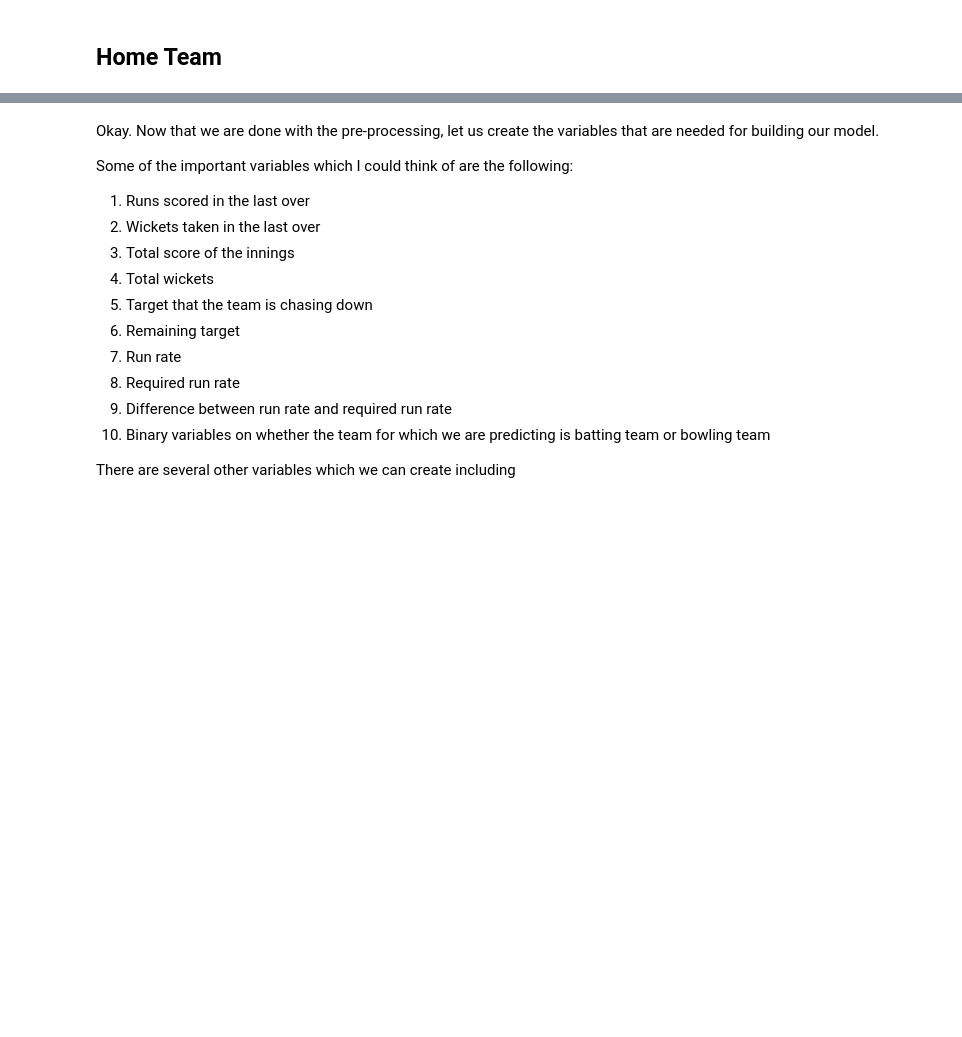
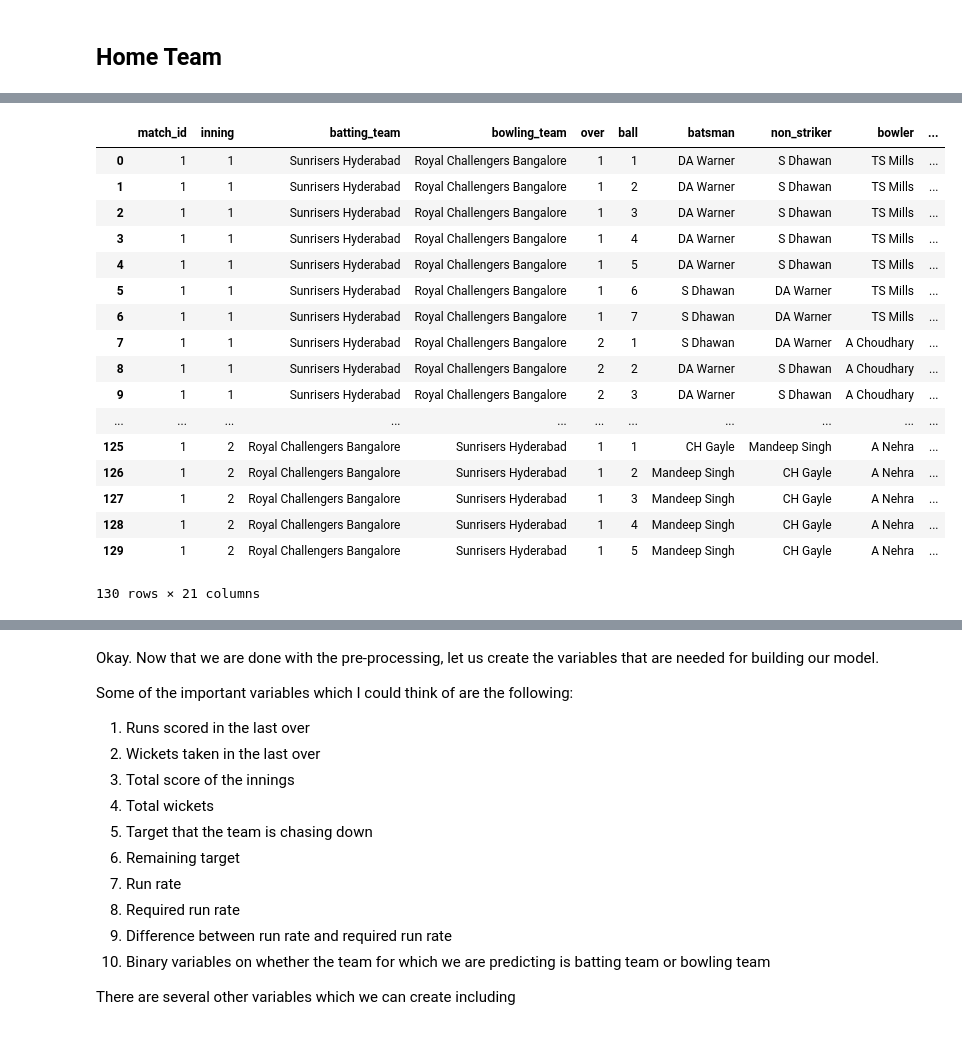
Before and after one commit to Moraut/DSND-Term-2, a Jupyter notebook: 01. Data Science Blog Post/notebook/IPL_win_prediction.ipynb, the cells around one changed output, grey strips where cells are left out. Saved outputs shown, nothing was run; the diff lists cells and outputs as text; code cells hidden in the pictures; blank space fills up the shorter version.

```diff
--- a/01. Data Science Blog Post/notebook/IPL_win_prediction.ipynb
+++ b/01. Data Science Blog Post/notebook/IPL_win_prediction.ipynb
@@ -75,3 +89,6 @@ fil_match.drop(['umpire1','umpire2','umpire3'], axis=1, inplace = True)
+# %%
+#change player dismissed into binary flag
+score_df['player_dismissed'] = score_df['player_dismissed'].fillna(0).apply(lambda x : 1 if x !=0 else 0)
 # %% [markdown]
 # Feature Creation
 # %% [markdown]
@@ -127,0 +169,21 @@ fil_match.tail(5)
+# %%
+score_df.head(130)
+# %% [output]
+|  | match_id | inning | batting_team | bowling_team | over | ball | batsman | non_striker | bowler | ... |
+| 0 | 1 | 1 | Sunrisers Hyderabad | Royal Challengers Bangalore | 1 | 1 | DA Warner | S Dhawan | TS Mills | ... |
+| 1 | 1 | 1 | Sunrisers Hyderabad | Royal Challengers Bangalore | 1 | 2 | DA Warner | S Dhawan | TS Mills | ... |
+| 2 | 1 | 1 | Sunrisers Hyderabad | Royal Challengers Bangalore | 1 | 3 | DA Warner | S Dhawan | TS Mills | ... |
+| 3 | 1 | 1 | Sunrisers Hyderabad | Royal Challengers Bangalore | 1 | 4 | DA Warner | S Dhawan | TS Mills | ... |
+| 4 | 1 | 1 | Sunrisers Hyderabad | Royal Challengers Bangalore | 1 | 5 | DA Warner | S Dhawan | TS Mills | ... |
+| 5 | 1 | 1 | Sunrisers Hyderabad | Royal Challengers Bangalore | 1 | 6 | S Dhawan | DA Warner | TS Mills | ... |
+| 6 | 1 | 1 | Sunrisers Hyderabad | Royal Challengers Bangalore | 1 | 7 | S Dhawan | DA Warner | TS Mills | ... |
+| 7 | 1 | 1 | Sunrisers Hyderabad | Royal Challengers Bangalore | 2 | 1 | S Dhawan | DA Warner | A Choudhary | ... |
+| 8 | 1 | 1 | Sunrisers Hyderabad | Royal Challengers Bangalore | 2 | 2 | DA Warner | S Dhawan | A Choudhary | ... |
+| 9 | 1 | 1 | Sunrisers Hyderabad | Royal Challengers Bangalore | 2 | 3 | DA Warner | S Dhawan | A Choudhary | ... |
+| ... | ... | ... | ... | ... | ... | ... | ... | ... | ... | ... |
+| 125 | 1 | 2 | Royal Challengers Bangalore | Sunrisers Hyderabad | 1 | 1 | CH Gayle | Mandeep Singh | A Nehra | ... |
+| 126 | 1 | 2 | Royal Challengers Bangalore | Sunrisers Hyderabad | 1 | 2 | Mandeep Singh | CH Gayle | A Nehra | ... |
+| 127 | 1 | 2 | Royal Challengers Bangalore | Sunrisers Hyderabad | 1 | 3 | Mandeep Singh | CH Gayle | A Nehra | ... |
+| 128 | 1 | 2 | Royal Challengers Bangalore | Sunrisers Hyderabad | 1 | 4 | Mandeep Singh | CH Gayle | A Nehra | ... |
+| 129 | 1 | 2 | Royal Challengers Bangalore | Sunrisers Hyderabad | 1 | 5 | Mandeep Singh | CH Gayle | A Nehra | ... |
+130 rows × 21 columns
```
Also changed, not shown: parts of 22 cells of this notebook, 1 other file.
